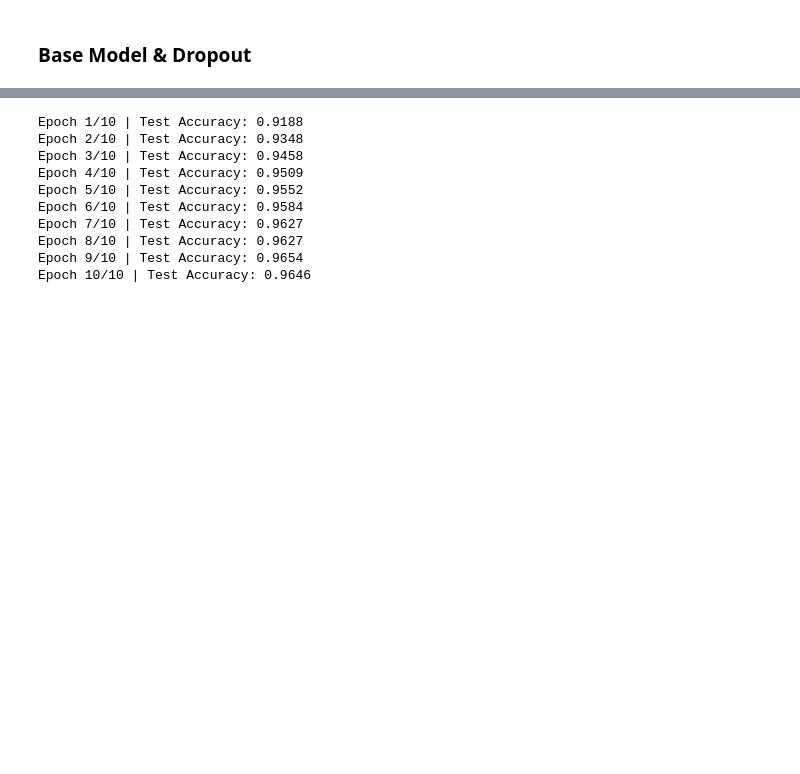
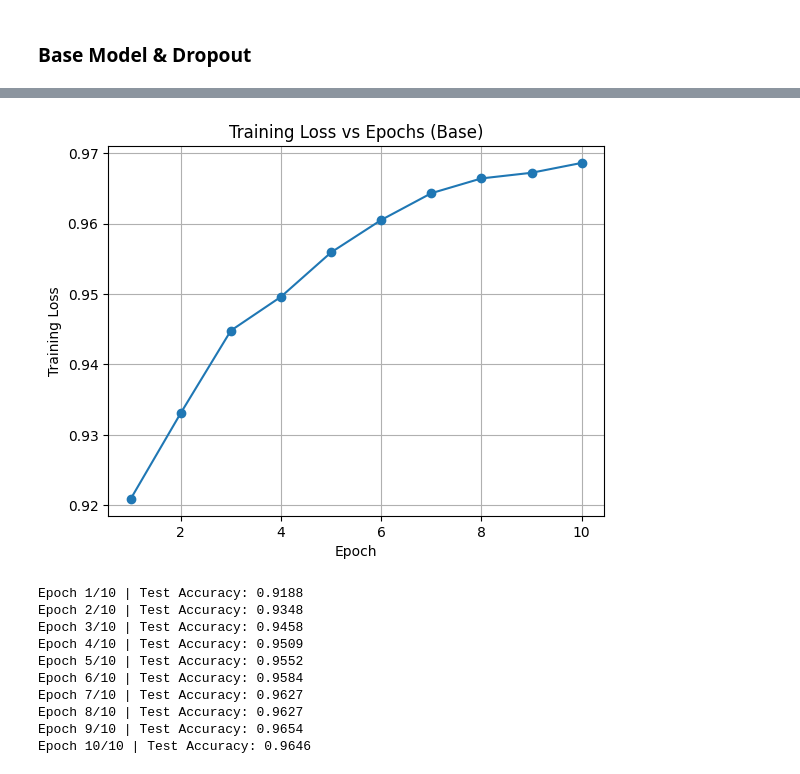
Before and after one commit to achen409/cs228-project, a Jupyter notebook: base_model.ipynb, the cells around one changed output, grey strips where cells are left out. Cells and saved outputs as stored; diff of their text form; code cells hidden in the pictures; blank space fills up the shorter version.

Commit message:
mixup augmentation + ver 0 plot func

```diff
--- a/base_model.ipynb
+++ b/base_model.ipynb
@@ -171,3 +91,17 @@ def add_label_noise(dataset, noise_ratio=0.45, num_classes=10, seed=42):
+# %%
+def mixup_data(x, y, alpha):
+    lamb = np.random.beta(alpha, alpha)
+
+    batch_size = x.size(0)
+    index = torch.randperm(batch_size).to(x.device)
+
+    mixed_x = lamb * x + (1 - lamb) * x[index]
+    y_a, y_b = y, y[index]
+
+    return mixed_x, y_a, y_b, lamb
+# %%
+def mixup_criterion(criterion, preds, y_a, y_b, lamb):
+    return lamb * criterion(preds, y_a) + (1 - lamb) * criterion(preds, y_b)
 # %% [markdown]
 #### Cutout Augmentation
 # %%
@@ -233,3 +274,14 @@ class RandomShift():
+# %%
+def plot_data(num_epochs, datapoints):
+    epochs_range = range(1, num_epochs + 1)
+
+    plt.figure()
+    plt.plot(epochs_range, datapoints, marker="o")
+    plt.xlabel("Epoch")
+    plt.ylabel("Training Loss")
+    plt.title("Training Loss vs Epochs (Base)")
+    plt.grid(True)
+    plt.show()
 # %% [markdown]
 ### Base Model & Dropout
 # %%
@@ -243,5 +295,5 @@ trainer = Trainer(
     p=0
 )
 
-trainer.train(debug=True)
+test_accs = trainer.train(debug=True)
 # %% [output]
@@ -258,3 +310,7 @@ Epoch 10/10 | Test Accuracy: 0.9697
+# %%
+plot_data(10, test_accs)
+# %% [output]
+[figure, added]
 # %%
 trainer = Trainer(
     hidden_size=64,
```
Also changed, not shown: parts of 18 cells of this notebook.
